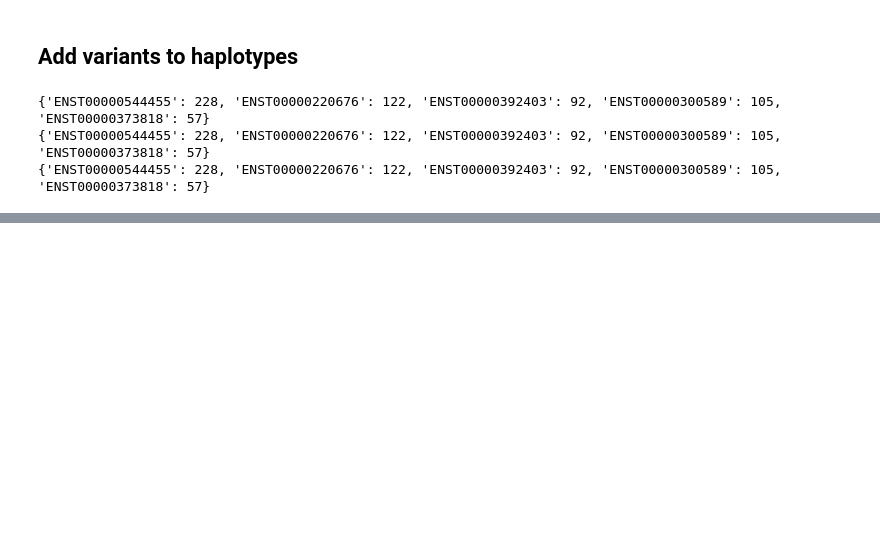
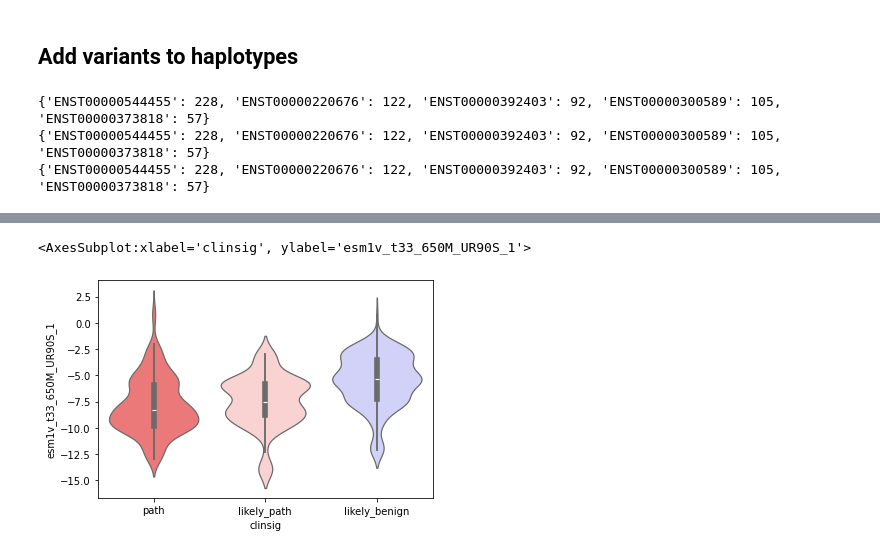
Before and after one commit to bschilder/VEP_protein, a Jupyter notebook: notebooks/haplosaurus.ipynb, the cells around one changed output, grey strips where cells are left out. Drawn from its saved outputs; the diff is of its cells as text; code cells hidden in the pictures; blank space fills up the shorter version.

```diff
--- a/notebooks/haplosaurus.ipynb
+++ b/notebooks/haplosaurus.ipynb
@@ -229,0 +257,11 @@ Text(0.5, 1.1, 'Protein: NP_000518.1, Haplotypes: 1, Variants: 639')
+# %%
+import seaborn as sns
+sns.violinplot(data=esm_vep.loc[(esm_vep['protein'] == np_id) & (esm_vep['scoring_strategy'] == "wt-marginals")],
+                x='clinsig', y="esm1v_t33_650M_UR90S_1",
+                hue='clinsig',
+                palette=utils.get_clinsig_palette(),
+                legend=False,
+                 alpha=1)
+# %% [output]
+<AxesSubplot:xlabel='clinsig', ylabel='esm1v_t33_650M_UR90S_1'>
+[figure, added]
```
Also changed, not shown: parts of 27 cells of this notebook, 6 other files.
